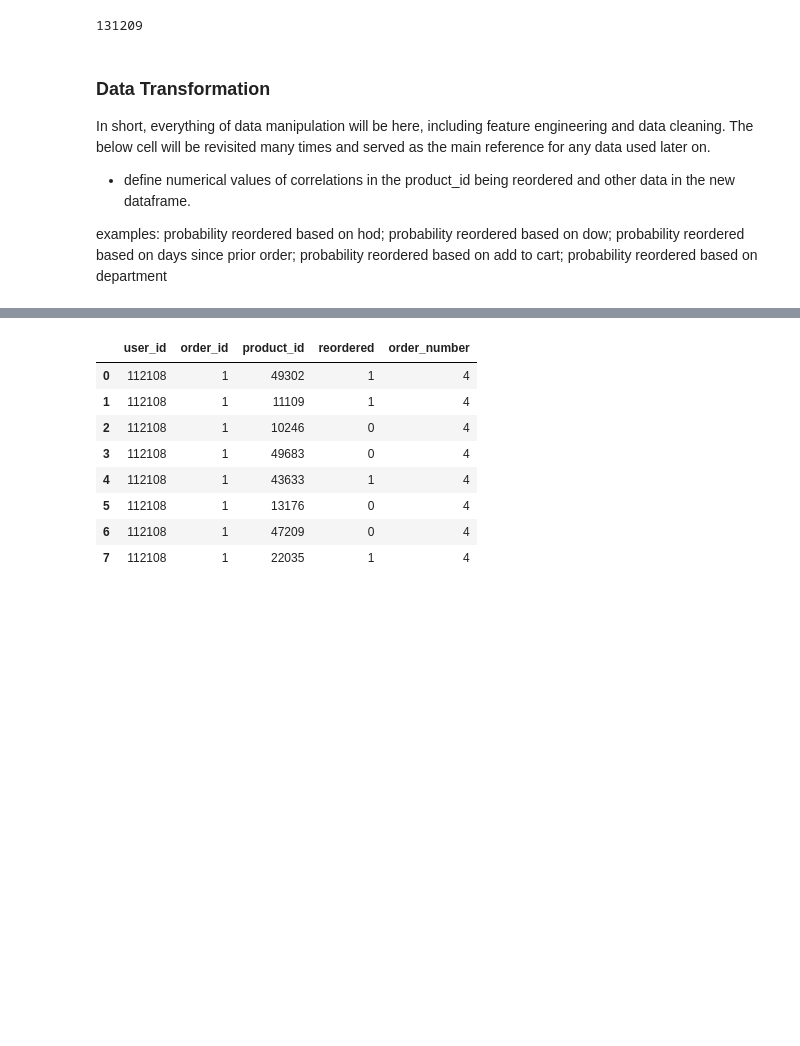
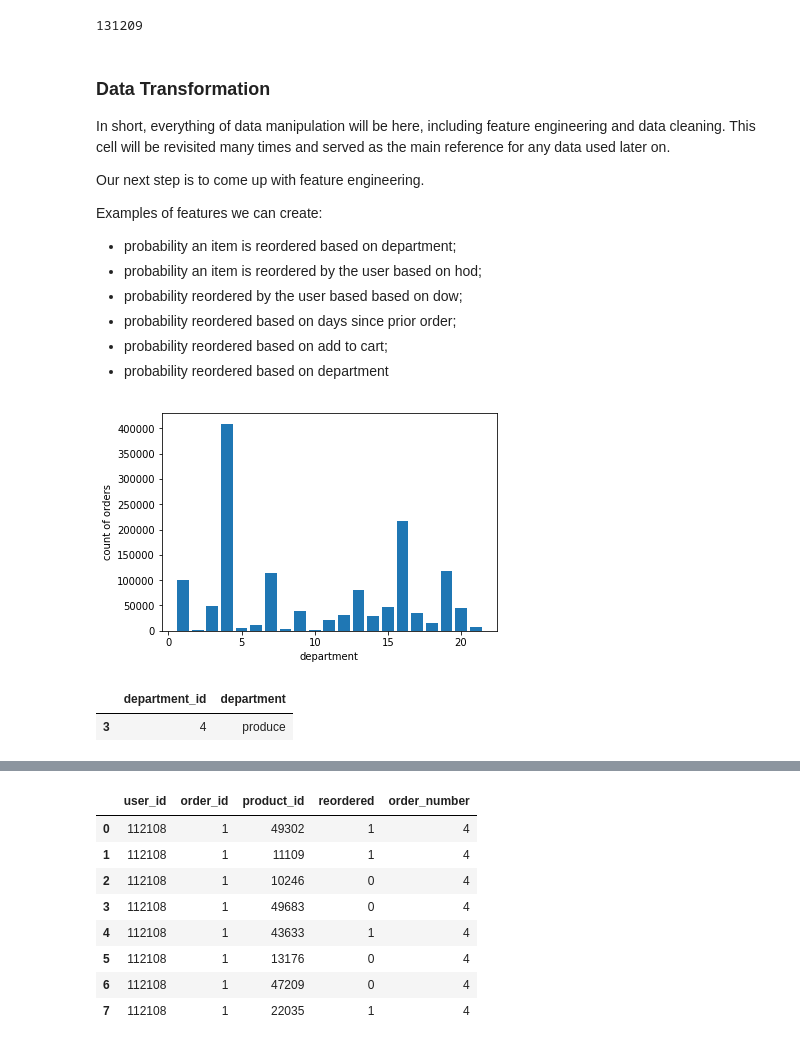
Before and after one commit to trahuyen/instacart, a Jupyter notebook: Instacart_ht.ipynb, the cells around one changed output, grey strips where cells are left out. Saved outputs shown, nothing was run; the diff lists cells and outputs as text; code cells hidden in the pictures; blank space fills up the shorter version.

```diff
--- a/Instacart_ht.ipynb
+++ b/Instacart_ht.ipynb
@@ -339,13 +328,35 @@ len(set(df_pot_orders_prod_dep.order_id))
 # %% [markdown]
 ### Data Transformation
 
-In short, everything of data manipulation will be here, including feature engineering and data cleaning. The below cell will be revisited many times and served as the main reference for any data used later on.
+In short, everything of data manipulation will be here, including feature engineering and data cleaning. This cell will be revisited many times and served as the main reference for any data used later on.
 
-- define numerical values of correlations in the product_id being reordered and other data in the new dataframe.
+Our next step is to come up with feature engineering.
 
-examples:
-probability reordered based on hod;
-probability reordered based on dow;
-probability reordered based on days since prior order;
-probability reordered based on add to cart;
-probability reordered based on department
+Examples of features we can create:
+- probability an item is reordered based on department;
+- probability an item is reordered by the user based on hod;
+- probability reordered by the user based based on dow;
+- probability reordered based on days since prior order;
+- probability reordered based on add to cart;
+- probability reordered based on department
+# %%
+# Probability an item is reordered based on department.
+# Plot the department (x) to see which departments have the most orders (y)
+df_pot_orders_prod_dep = df_pot_orders_prod_dep.groupby('department_id').agg({'order_id': 'count'})
+x = df_pot_orders_prod_dep.index
+y = df_pot_orders_prod_dep.order_id
+
+plt.bar(x,y)
+plt.xlabel('department')
+plt.ylabel('count of orders')
+plt.show()
+# %% [output]
+[figure, added]
+# %%
+# find out what is department 4
+departments[departments['department_id']==4]
+
+# if the item is produce, there's a higher probability it will be reordered.
+# %% [output]
+|  | department_id | department |
+| 3 | 4 | produce |
```
Also changed, not shown: parts of 7 cells of this notebook.
